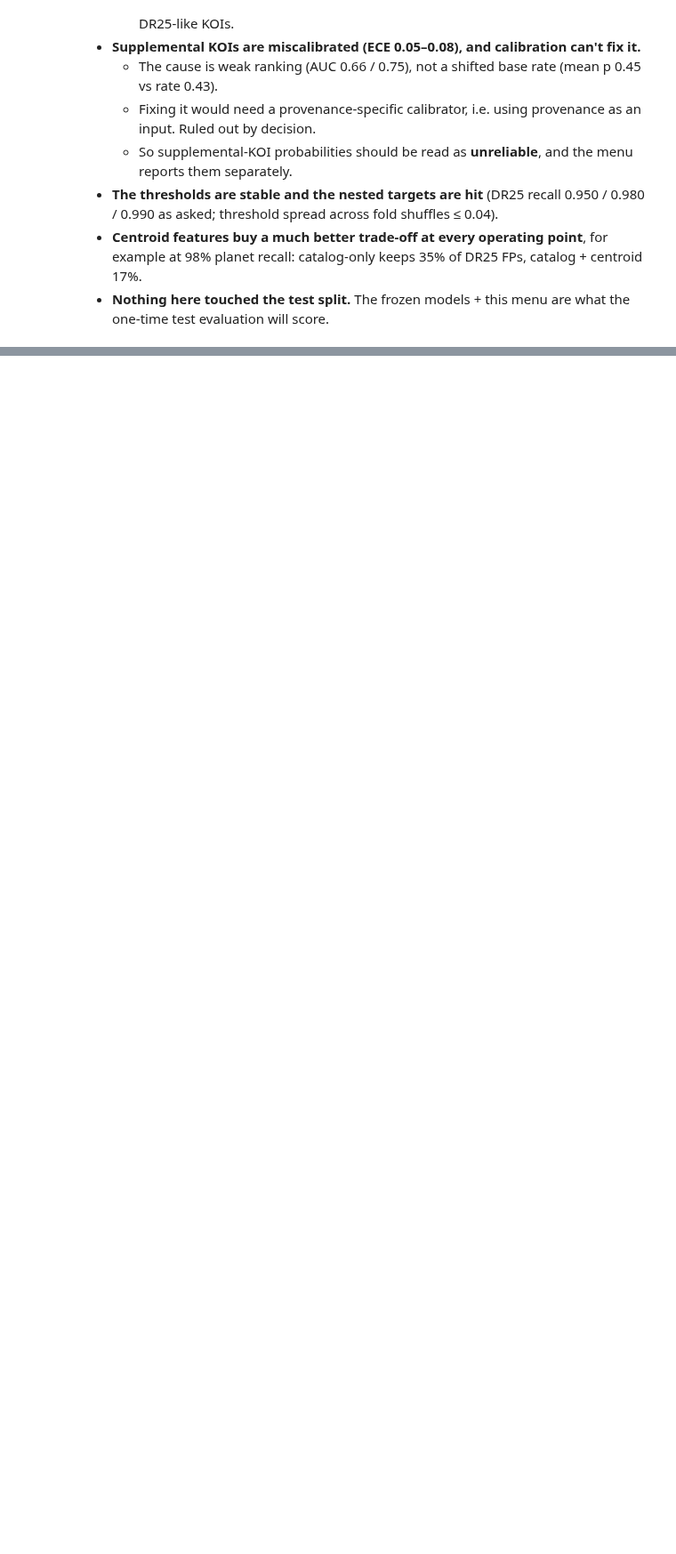
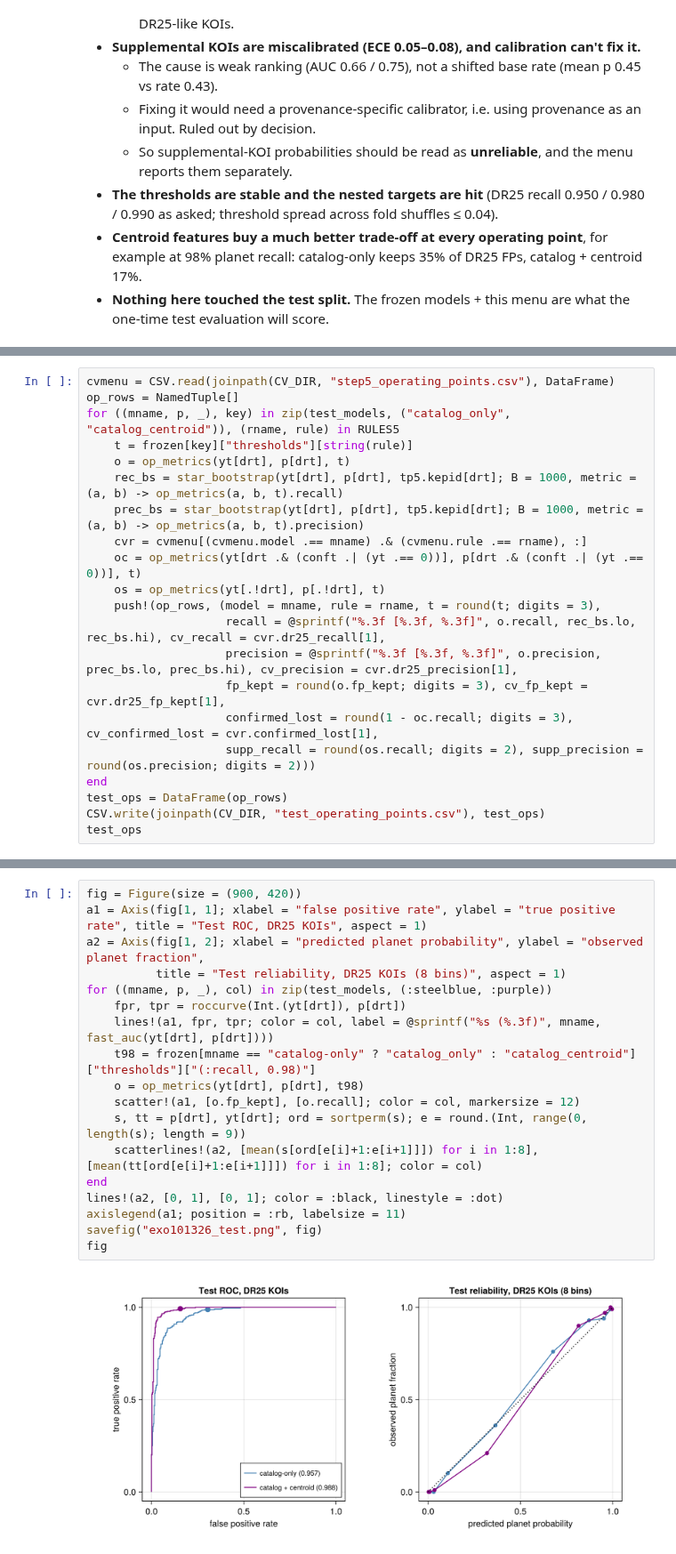
Before and after one commit to mburchnmsu/exoplanet-vetting, a Jupyter notebook: exo101326.ipynb, the cells around one changed output, grey strips where cells are left out. Shown at 89% size. Cells and saved outputs as stored; diff of their text form; blank space fills up the shorter version.

```diff
--- a/exo101326.ipynb
+++ b/exo101326.ipynb
@@ -1040,0 +1093,21 @@ fig
+# %%
+cvmenu = CSV.read(joinpath(CV_DIR, "step5_operating_points.csv"), DataFrame)
+op_rows = NamedTuple[]
+for ((mname, p, _), key) in zip(test_models, ("catalog_only", "catalog_centroid")), (rname, rule) in RULES5
+    t = frozen[key]["thresholds"][string(rule)]
+    o = op_metrics(yt[drt], p[drt], t)
+    rec_bs = star_bootstrap(yt[drt], p[drt], tp5.kepid[drt]; B = 1000, metric = (a, b) -> op_metrics(a, b, t).recall)
+    prec_bs = star_bootstrap(yt[drt], p[drt], tp5.kepid[drt]; B = 1000, metric = (a, b) -> op_metrics(a, b, t).precision)
+    cvr = cvmenu[(cvmenu.model .== mname) .& (cvmenu.rule .== rname), :]
+    oc = op_metrics(yt[drt .& (conft .| (yt .== 0))], p[drt .& (conft .| (yt .== 0))], t)
+    os = op_metrics(yt[.!drt], p[.!drt], t)
+    push!(op_rows, (model = mname, rule = rname, t = round(t; digits = 3),
+                    recall = @sprintf("%.3f [%.3f, %.3f]", o.recall, rec_bs.lo, rec_bs.hi), cv_recall = cvr.dr25_recall[1],
+                    precision = @sprintf("%.3f [%.3f, %.3f]", o.precision, prec_bs.lo, prec_bs.hi), cv_precision = cvr.dr25_precision[1],
+                    fp_kept = round(o.fp_kept; digits = 3), cv_fp_kept = cvr.dr25_fp_kept[1],
+                    confirmed_lost = round(1 - oc.recall; digits = 3), cv_confirmed_lost = cvr.confirmed_lost[1],
+                    supp_recall = round(os.recall; digits = 2), supp_precision = round(os.precision; digits = 2)))
+end
+test_ops = DataFrame(op_rows)
+CSV.write(joinpath(CV_DIR, "test_operating_points.csv"), test_ops)
+test_ops
@@ -1040,0 +1132,20 @@ fig
+# %%
+fig = Figure(size = (900, 420))
+a1 = Axis(fig[1, 1]; xlabel = "false positive rate", ylabel = "true positive rate", title = "Test ROC, DR25 KOIs", aspect = 1)
+a2 = Axis(fig[1, 2]; xlabel = "predicted planet probability", ylabel = "observed planet fraction",
+          title = "Test reliability, DR25 KOIs (8 bins)", aspect = 1)
+for ((mname, p, _), col) in zip(test_models, (:steelblue, :purple))
+    fpr, tpr = roccurve(Int.(yt[drt]), p[drt])
+    lines!(a1, fpr, tpr; color = col, label = @sprintf("%s (%.3f)", mname, fast_auc(yt[drt], p[drt])))
+    t98 = frozen[mname == "catalog-only" ? "catalog_only" : "catalog_centroid"]["thresholds"]["(:recall, 0.98)"]
+    o = op_metrics(yt[drt], p[drt], t98)
+    scatter!(a1, [o.fp_kept], [o.recall]; color = col, markersize = 12)
+    s, tt = p[drt], yt[drt]; ord = sortperm(s); e = round.(Int, range(0, length(s); length = 9))
+    scatterlines!(a2, [mean(s[ord[e[i]+1:e[i+1]]]) for i in 1:8], [mean(tt[ord[e[i]+1:e[i+1]]]) for i in 1:8]; color = col)
+end
+lines!(a2, [0, 1], [0, 1]; color = :black, linestyle = :dot)
+axislegend(a1; position = :rb, labelsize = 11)
+savefig("exo101326_test.png", fig)
+fig
+# %% [output]
+[figure, added]
```
Also changed, not shown: parts of 6 cells of this notebook, 11 other files.
